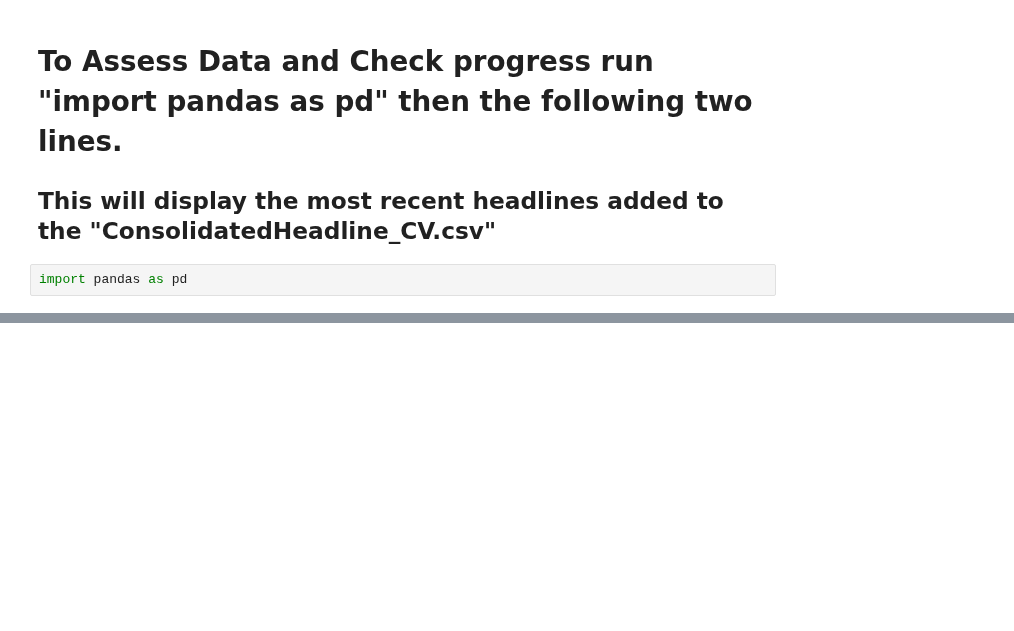
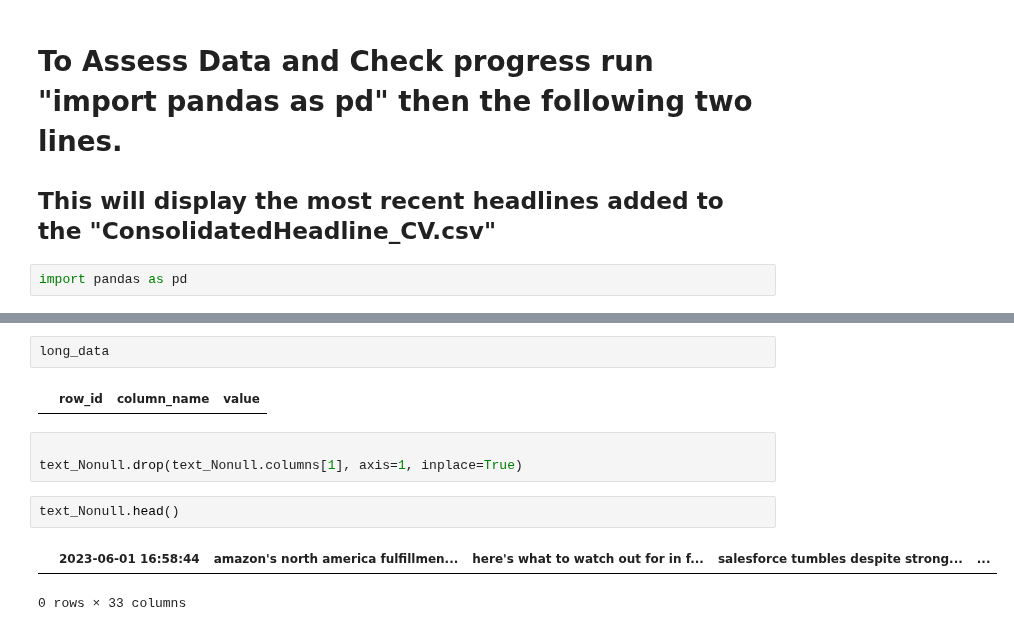
Before and after one commit to ChrisVerg/SmartInvest, a Jupyter notebook: Notebooks/Working Copy_Automated_Chris_SmarInvestWebScrape.ipynb, the cells around one changed output, grey strips where cells are left out. Drawn from its saved outputs; the diff is of its cells as text; blank space fills up the shorter version.

```diff
--- a/Notebooks/Working Copy_Automated_Chris_SmarInvestWebScrape.ipynb
+++ b/Notebooks/Working Copy_Automated_Chris_SmarInvestWebScrape.ipynb
@@ -135,0 +169,12 @@ test.tail(10)
+# %%
+long_data
+# %% [output]
+|  | row_id | column_name | value |
+# %%
+
+text_Nonull.drop(text_Nonull.columns[1], axis=1, inplace=True)
+# %%
+text_Nonull.head()
+# %% [output]
+|  | 2023-06-01 16:58:44 | amazon's north america fulfillmen... | here's what to watch out for in f... | salesforce tumbles despite strong... | ... |
+0 rows × 33 columns
```
Also changed, not shown: parts of 8 cells of this notebook, 7 other files.
